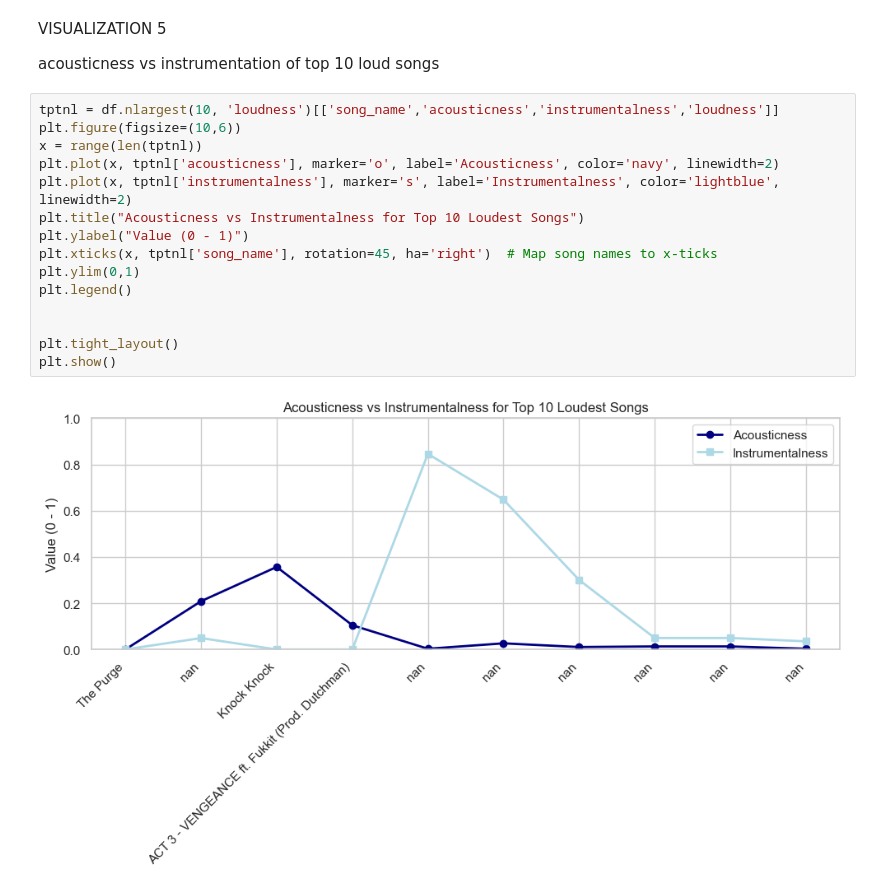
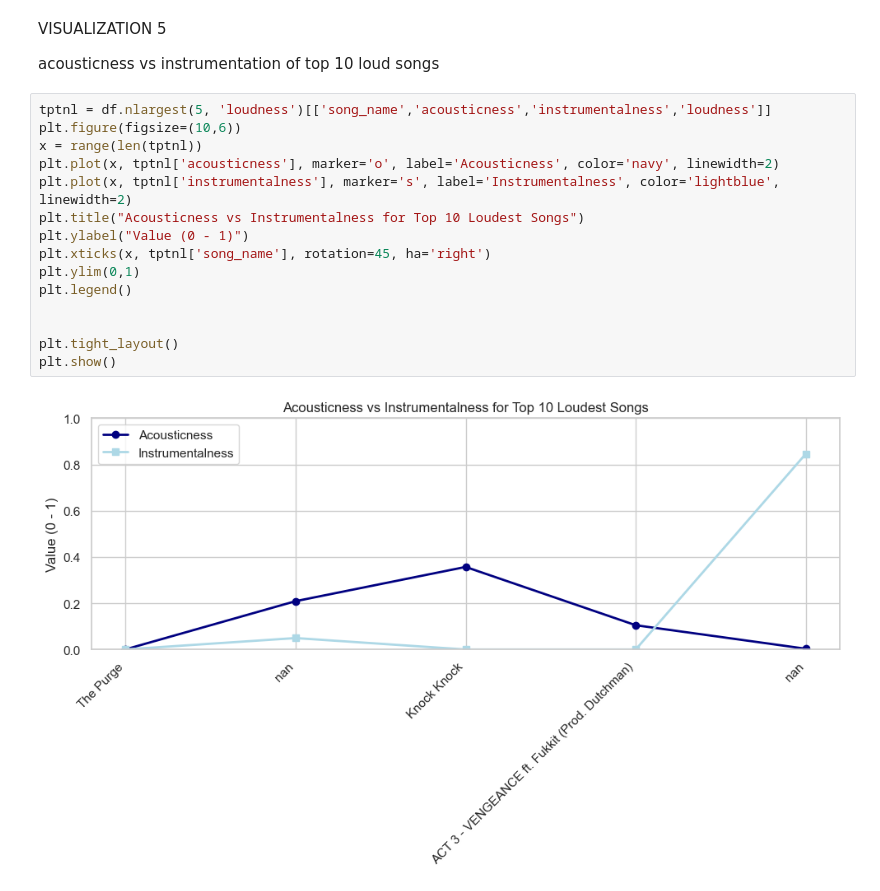
Before and after one commit to KernelKaustav/elabs_probation, a Jupyter notebook: spotify_songs_analysis.ipynb, the cells around one changed output. Cells and saved outputs as stored; diff of their text form.

```diff
--- a/spotify_songs_analysis.ipynb
+++ b/spotify_songs_analysis.ipynb
@@ -119,19 +119,19 @@ VISUALIZATION 5
 
 acousticness vs instrumentation of top 10 loud songs
 # %%
-tptnl = df.nlargest(10, 'loudness')[['song_name','acousticness','instrumentalness','loudness']]
+tptnl = df.nlargest(5, 'loudness')[['song_name','acousticness','instrumentalness','loudness']]
 plt.figure(figsize=(10,6))
 x = range(len(tptnl))
 plt.plot(x, tptnl['acousticness'], marker='o', label='Acousticness', color='navy', linewidth=2)
 plt.plot(x, tptnl['instrumentalness'], marker='s', label='Instrumentalness', color='lightblue', linewidth=2)
 plt.title("Acousticness vs Instrumentalness for Top 10 Loudest Songs")
 plt.ylabel("Value (0 - 1)")
-plt.xticks(x, tptnl['song_name'], rotation=45, ha='right')  # Map song names to x-ticks
+plt.xticks(x, tptnl['song_name'], rotation=45, ha='right')
 plt.ylim(0,1)
 plt.legend()
 
 
 plt.tight_layout()
 plt.show()
 # %% [output]
-[figure, old version]
+[figure, new version]
```
